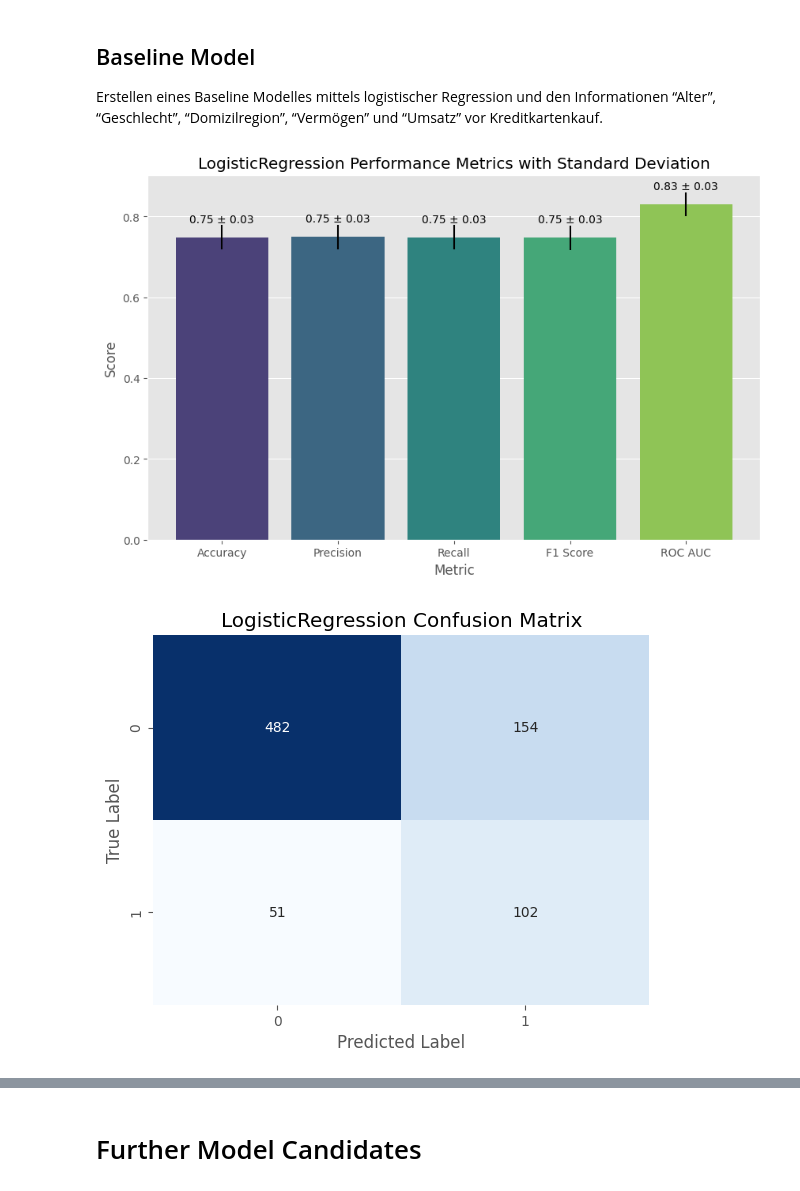
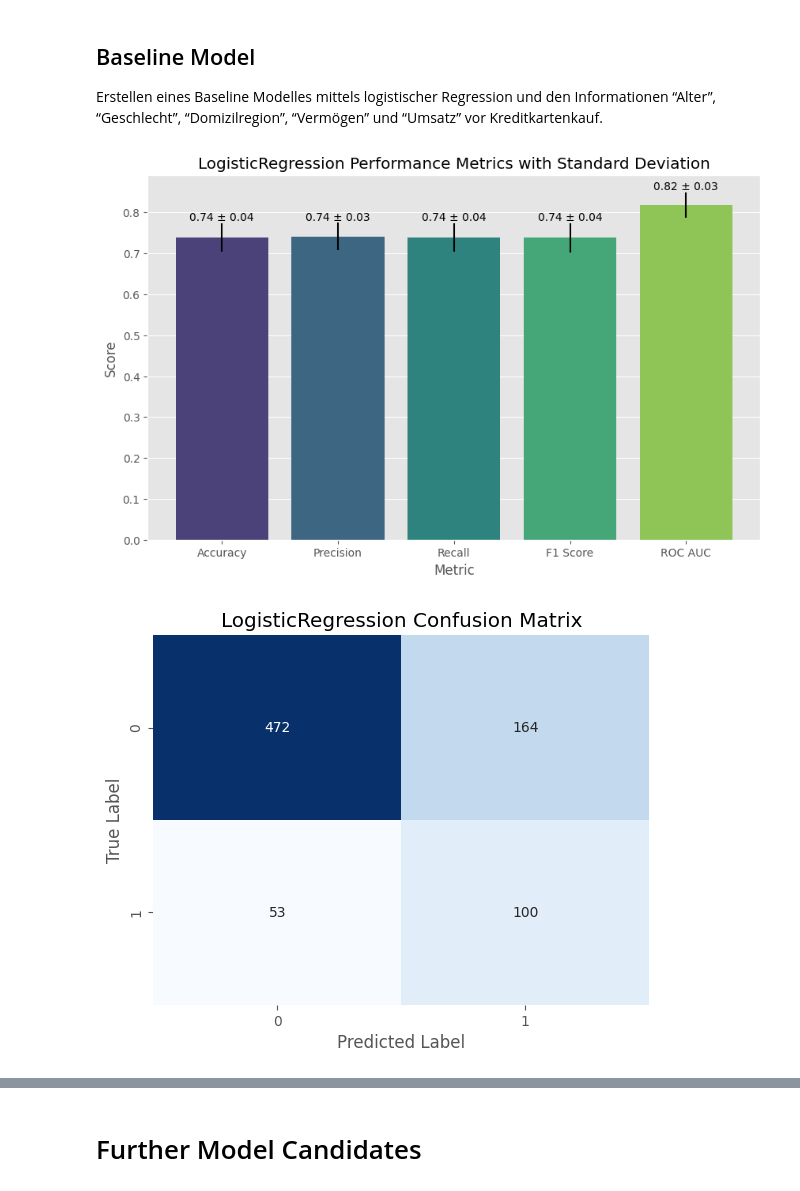
Before and after one commit to okaynils/fhnw-ds-aml, a Jupyter notebook: notebook.ipynb, the cells around one changed output, grey strips where cells are left out. Cells and saved outputs as stored; diff of their text form; code cells hidden in the pictures.

```diff
--- a/notebook.ipynb
+++ b/notebook.ipynb
@@ -866,7 +867,7 @@ client_df.head(5)
 ### Temporal Features
 Account age
 # %%
-client_df['account_age'] = (pd.to_datetime('today') - pd.to_datetime(client_df['account_date'])).dt.days // 365
+client_df['account_age'] = (pd.to_datetime('2000-01-01') - pd.to_datetime(client_df['account_date'])).dt.days // 365
 
 client_df.head(5)
 # %% [output]
@@ -1028,34 +1032,41 @@ Erstellen eines Baseline Modelles mittels logistischer Regression und den Inform
 # %%
 from src.plot_utils import (plot_roc_curve,
                           plot_confusion_matrix,
                           plot_lift_curve,
                           plot_precision_recall_curve,
                           plot_metrics)
 
 from src.train_utils import (cross_validate,
                              build_preprocessor_pipeline)
 
 from sklearn.linear_model import LogisticRegression
 from sklearn.pipeline import Pipeline
-from sklearn.compose import ColumnTransformer
-from sklearn.preprocessing import OneHotEncoder, StandardScaler
 
 baseline_columns = ['client_age', 'client_gender', 'client_district_region']
 
-baseline_preprocessor, baseline_column_selection = build_preprocessor_pipeline(X_train, include_columns=baseline_columns, regex_columns='(volume|balance)')
+baseline_preprocessor, baseline_column_selection = build_preprocessor_pipeline(X_train,
+                                                                               include_columns=baseline_columns,
+                                                                               regex_columns='(volume|balance)')
 
 base_pipeline = Pipeline([
     ('preprocessor', baseline_preprocessor),
-    ('classifier', LogisticRegression(max_iter=1000))
+    ('classifier', LogisticRegression(random_state=1337, max_iter=10_000))
 ])
 
-best_estimator, best_params, metrics_df, roc_curves, pr_curves, lift_probs, true_labels = cross_validate(
-    base_pipeline, baseline_column_selection, y_train
-)
+(base_estimator,
+ base_params,
+ base_metrics_df,
+ base_roc_curves,
+ base_pr_curves,
+ base_ift_probs,
+ base_true_labels) = cross_validate(base_pipeline,
+                                    baseline_column_selection,
+                                    y_train)
 
-model_name = best_estimator.named_steps['classifier'].__class__.__name__
-plot_metrics(metrics_df, model_name)
-plot_confusion_matrix(best_estimator, X_test[baseline_column_selection.columns], y_test, model_name)
+model_name = base_estimator.named_steps['classifier'].__class__.__name__
+
+plot_metrics(base_metrics_df, model_name)
+plot_confusion_matrix(base_estimator, X_test[baseline_column_selection.columns], y_test, model_name)
 # %% [output]
-[figure, old version]
+[figure, new version]
 [figure]
```
Also changed, not shown: parts of 28 cells of this notebook, 3 other files.
